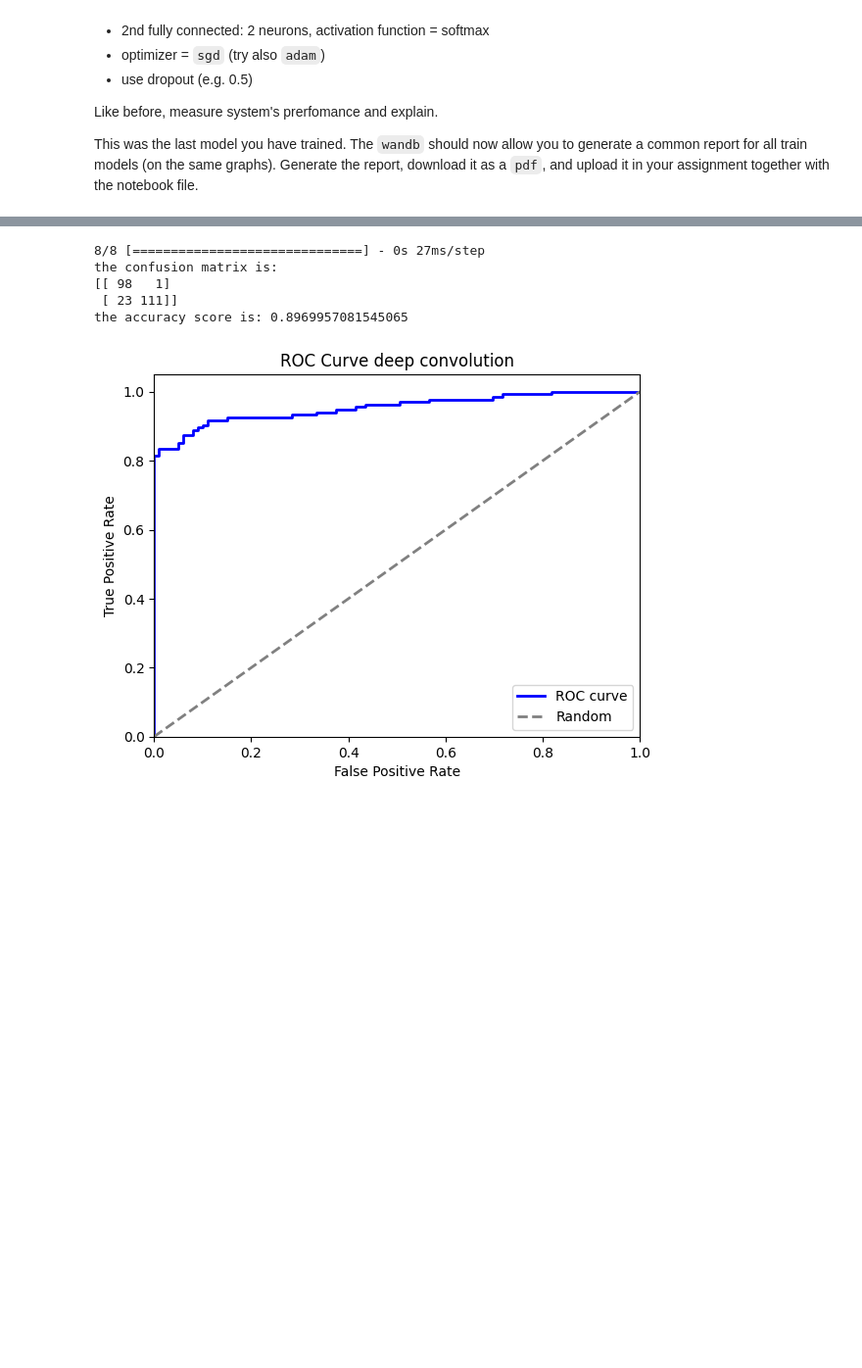
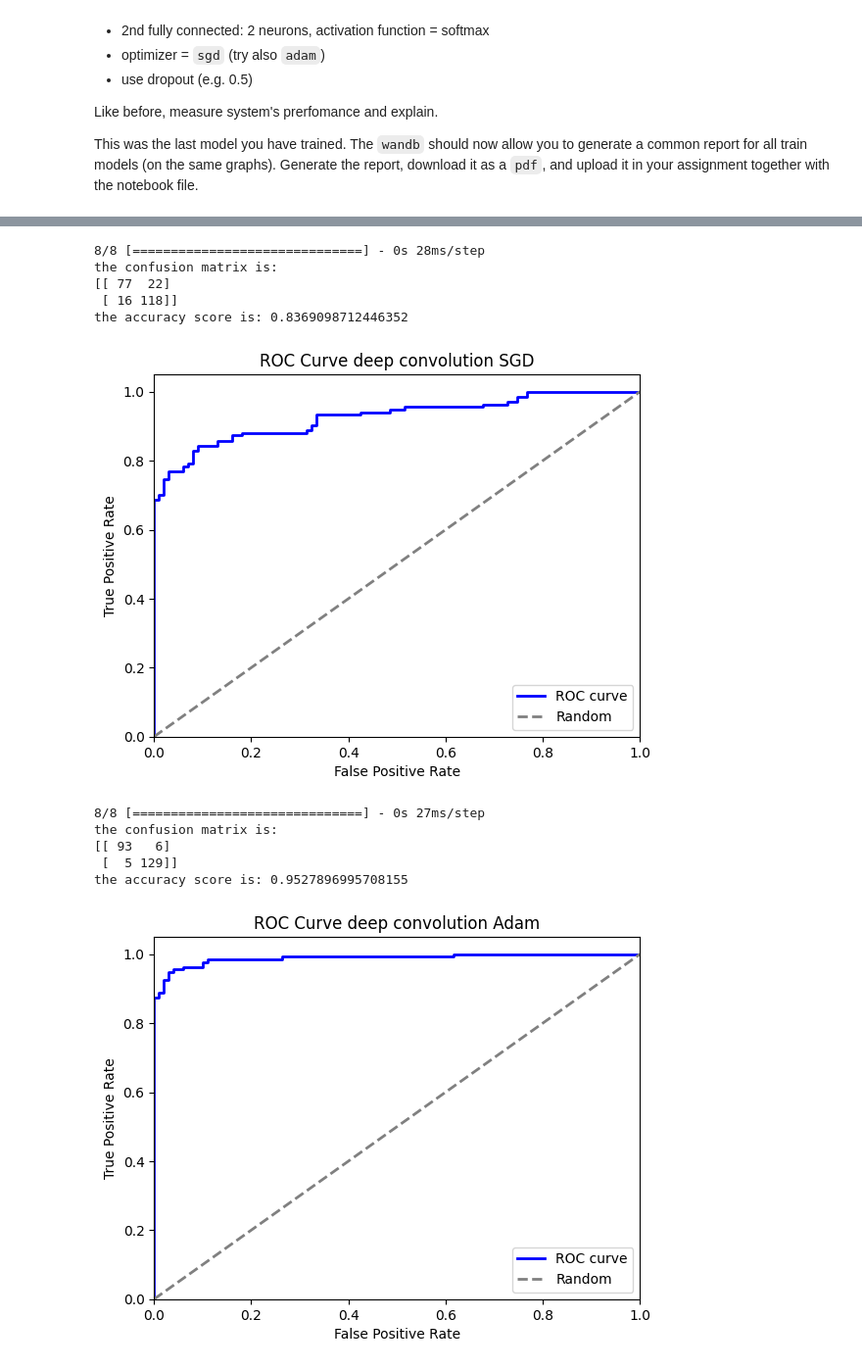
Before and after one commit to cesarz10/Health-Information, a Jupyter notebook: WPO-5/WPO5_AlineJacquart_CesarZapata_2024.ipynb, the cells around one changed output, grey strips where cells are left out. Shown at 98% size. Drawn from its saved outputs; the diff is of its cells as text; code cells hidden in the pictures; blank space fills up the shorter version.

```diff
--- a/WPO-5/WPO5_AlineJacquart_CesarZapata_2024.ipynb
+++ b/WPO-5/WPO5_AlineJacquart_CesarZapata_2024.ipynb
@@ -888,7 +898,7 @@ This was the last model you have trained. The `wandb` should now allow you to ge
 # %%
 # Code for Part 2: Task 6
 
-def deep_convolutional_neural_network_model():
+def deep_convolutional_neural_network_model(my_optimizer):
   modelConv = keras.Sequential()
 
   # adding layers
@@ -901,12 +911,13 @@ def deep_convolutional_neural_network_model():
   keras.layers.Dropout(0.3)
   modelConv.add(keras.layers.Dense(2, activation='softmax'))
 
-  modelConv.compile(optimizer = keras.optimizers.SGD(learning_rate=1e-2), loss='categorical_crossentropy', metrics='accuracy')
+  modelConv.compile(optimizer = my_optimizer, loss='categorical_crossentropy', metrics='accuracy')
   wandb.init(project='WPO 5 task 6')
-  modelConv.fit(X, Y_train, epochs = 20, callbacks=[WandbMetricsLogger()], batch_size=24)
+  modelConv.fit(X, Y_train, epochs = 20, callbacks=[WandbMetricsLogger()], batch_size=32)
   modelConv.summary()
 
   return modelConv
 
-model_deep_convolution = deep_convolutional_neural_network_model()
+model_deep_convolution_sgd = deep_convolutional_neural_network_model( keras.optimizers.SGD(learning_rate=1e-2))
+model_deep_convolution_adam = deep_convolutional_neural_network_model( keras.optimizers.Adam(learning_rate=1e-4))
 # %% [output]
@@ -950,9 +944,16 @@ _________________________________________________________________
 # %%
-confusion_matrix_model_deep_convolution, accuracy_model_deep_convolution, (fpr, tpr, thresholds) = perfomance_assessing(model_deep_convolution, X_val, Y_test, 'deep convolution')
+confusion_matrix_model_deep_convolution_sgd, accuracy_model_deep_convolution_sgd, (fpr, tpr, thresholds) = perfomance_assessing(model_deep_convolution_sgd, X_val, Y_test, 'deep convolution SGD')
+confusion_matrix_model_deep_convolution_adam, accuracy_model_deep_convolution_adam, (fpr, tpr, thresholds) = perfomance_assessing(model_deep_convolution_adam, X_val, Y_test, 'deep convolution Adam')
 # %% [output]
-8/8 [==============================] - 0s 27ms/step
+8/8 [==============================] - 0s 28ms/step
 the confusion matrix is:
-[[ 98   1]
- [ 23 111]]
-the accuracy score is: 0.8969957081545065
+[[ 77  22]
+ [ 16 118]]
+the accuracy score is: 0.8369098712446352
-[figure, old version]
+[figure, new version]
+8/8 [==============================] - 0s 27ms/step
+the confusion matrix is:
+[[ 93   6]
+ [  5 129]]
+the accuracy score is: 0.9527896995708155
+[figure, added]
```
Also changed, not shown: parts of 3 cells of this notebook.
